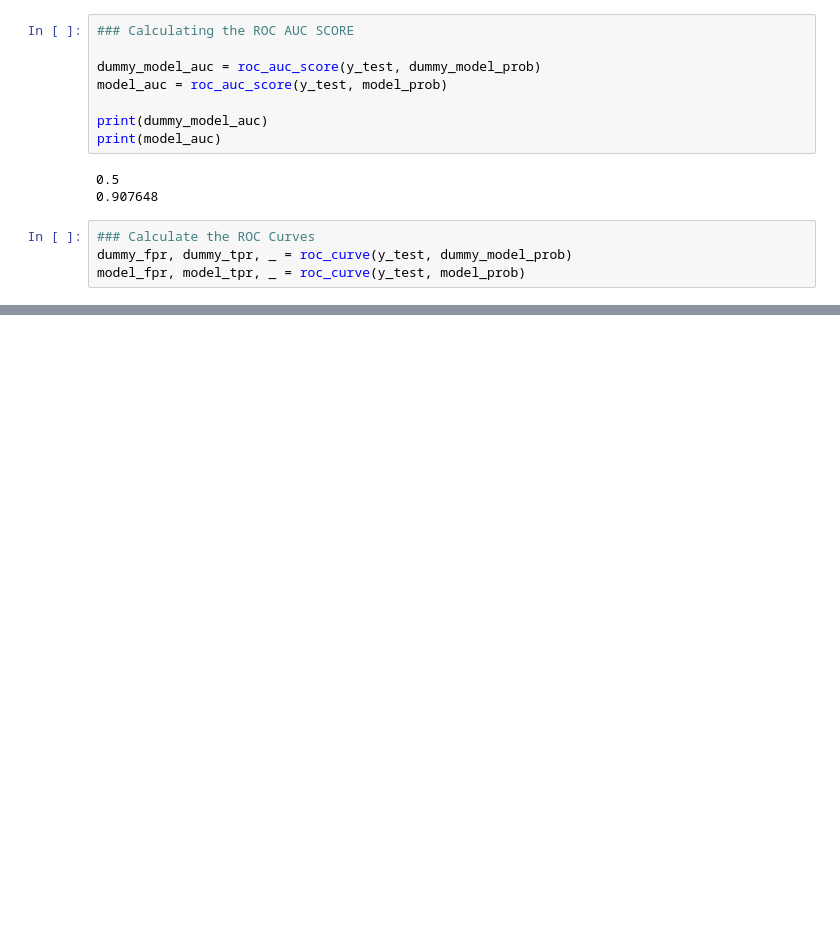
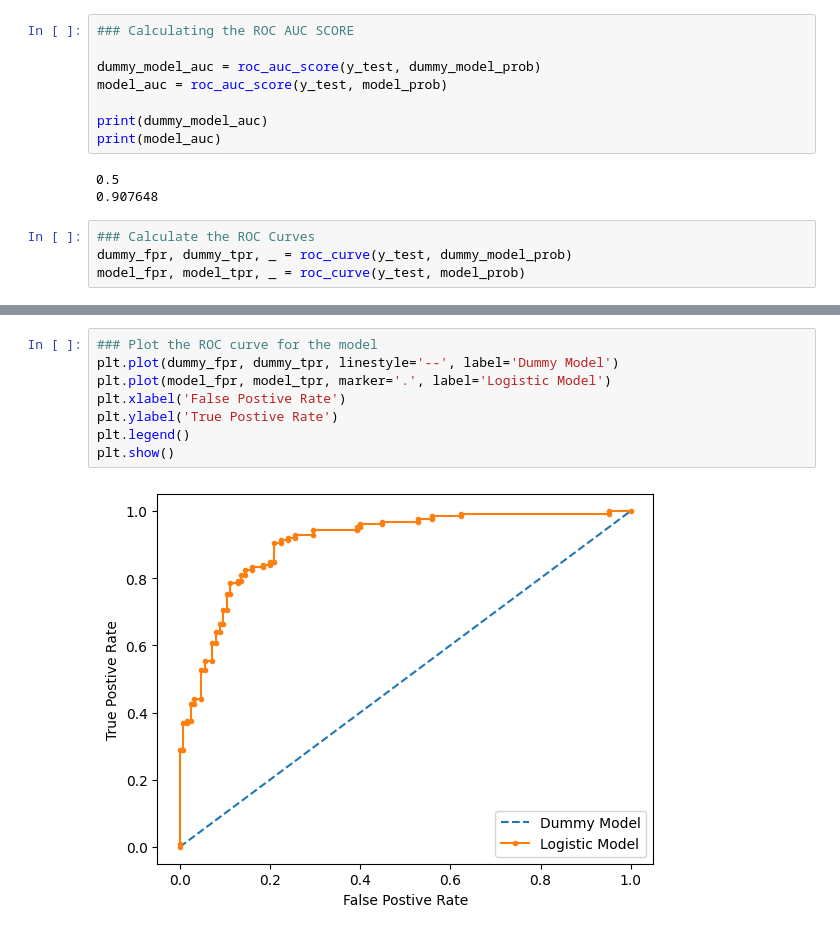
Before and after one commit to adityakashyap5047/ml_dl.py, a Jupyter notebook: ml-dl/6-Logistic Regression/6.4-ROC curve and ROC AUC score.ipynb, the cells around one changed output, grey strips where cells are left out. Saved outputs shown, nothing was run; the diff lists cells and outputs as text; blank space fills up the shorter version.

Commit message:
plotting the ROC curve

```diff
--- a/ml-dl/6-Logistic Regression/6.4-ROC curve and ROC AUC score.ipynb
+++ b/ml-dl/6-Logistic Regression/6.4-ROC curve and ROC AUC score.ipynb
@@ -101,0 +113,10 @@ model_fpr, model_tpr, _ = roc_curve(y_test, model_prob)
+# %%
+### Plot the ROC curve for the model
+plt.plot(dummy_fpr, dummy_tpr, linestyle='--', label='Dummy Model')
+plt.plot(model_fpr, model_tpr, marker='.', label='Logistic Model')
+plt.xlabel('False Postive Rate')
+plt.ylabel('True Postive Rate')
+plt.legend()
+plt.show()
+# %% [output]
+[figure, added]
```
Also changed, not shown: parts of 1 cell of this notebook.
